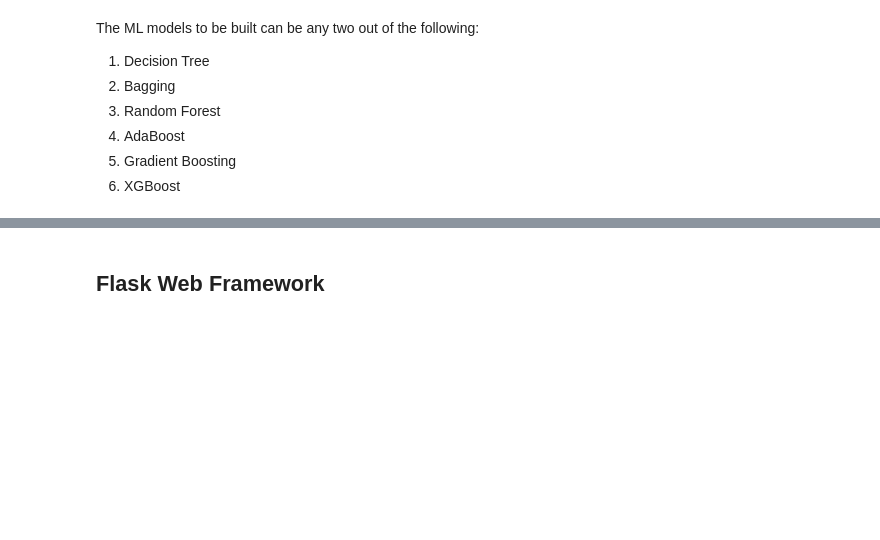
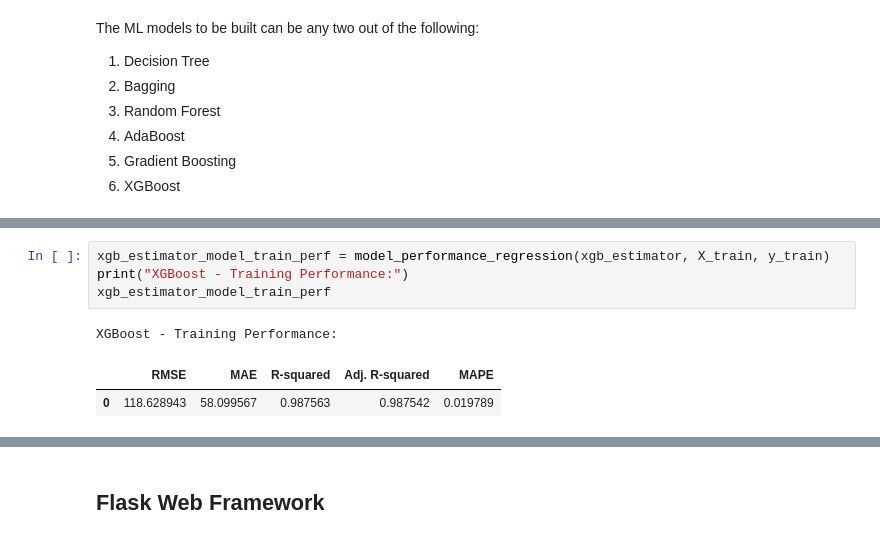
Before and after one commit to amolchopra/FlappyBird-SpriteBuilder, a Jupyter notebook: Amol_Chopra_Full_Code_SuperKart_Model_Deployment_Notebook.ipynb, the cells around one changed output, grey strips where cells are left out. Saved outputs shown, nothing was run; the diff lists cells and outputs as text; blank space fills up the shorter version.

```diff
--- a/Amol_Chopra_Full_Code_SuperKart_Model_Deployment_Notebook.ipynb
+++ b/Amol_Chopra_Full_Code_SuperKart_Model_Deployment_Notebook.ipynb
@@ -1848,0 +2031,8 @@ The ML models to be built can be any two out of the following:
+# %%
+xgb_estimator_model_train_perf = model_performance_regression(xgb_estimator, X_train, y_train)
+print("XGBoost - Training Performance:")
+xgb_estimator_model_train_perf
+# %% [output]
+XGBoost - Training Performance:
+|  | RMSE | MAE | R-squared | Adj. R-squared | MAPE |
+| 0 | 118.628943 | 58.099567 | 0.987563 | 0.987542 | 0.019789 |
```
Also changed, not shown: parts of 53 cells of this notebook.
